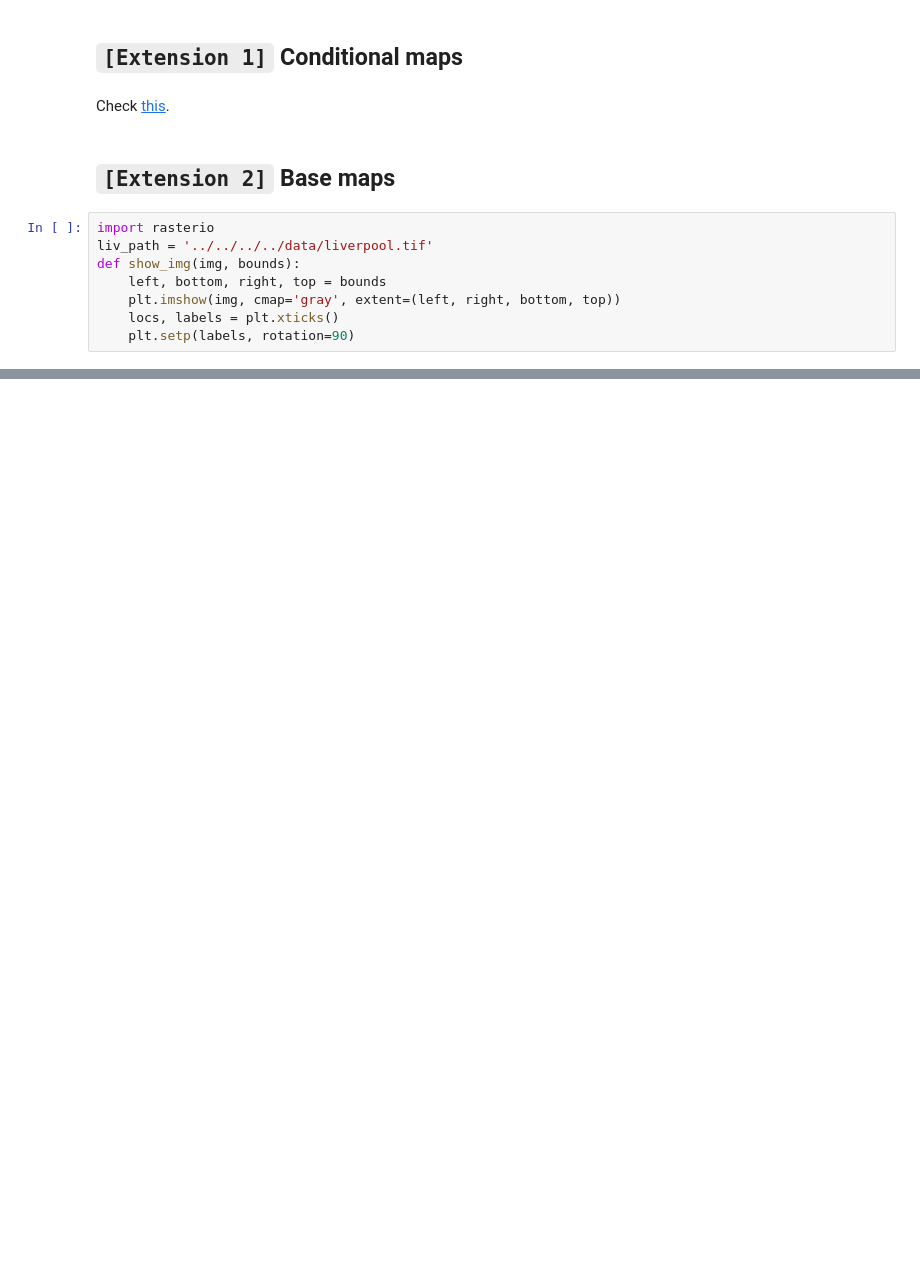
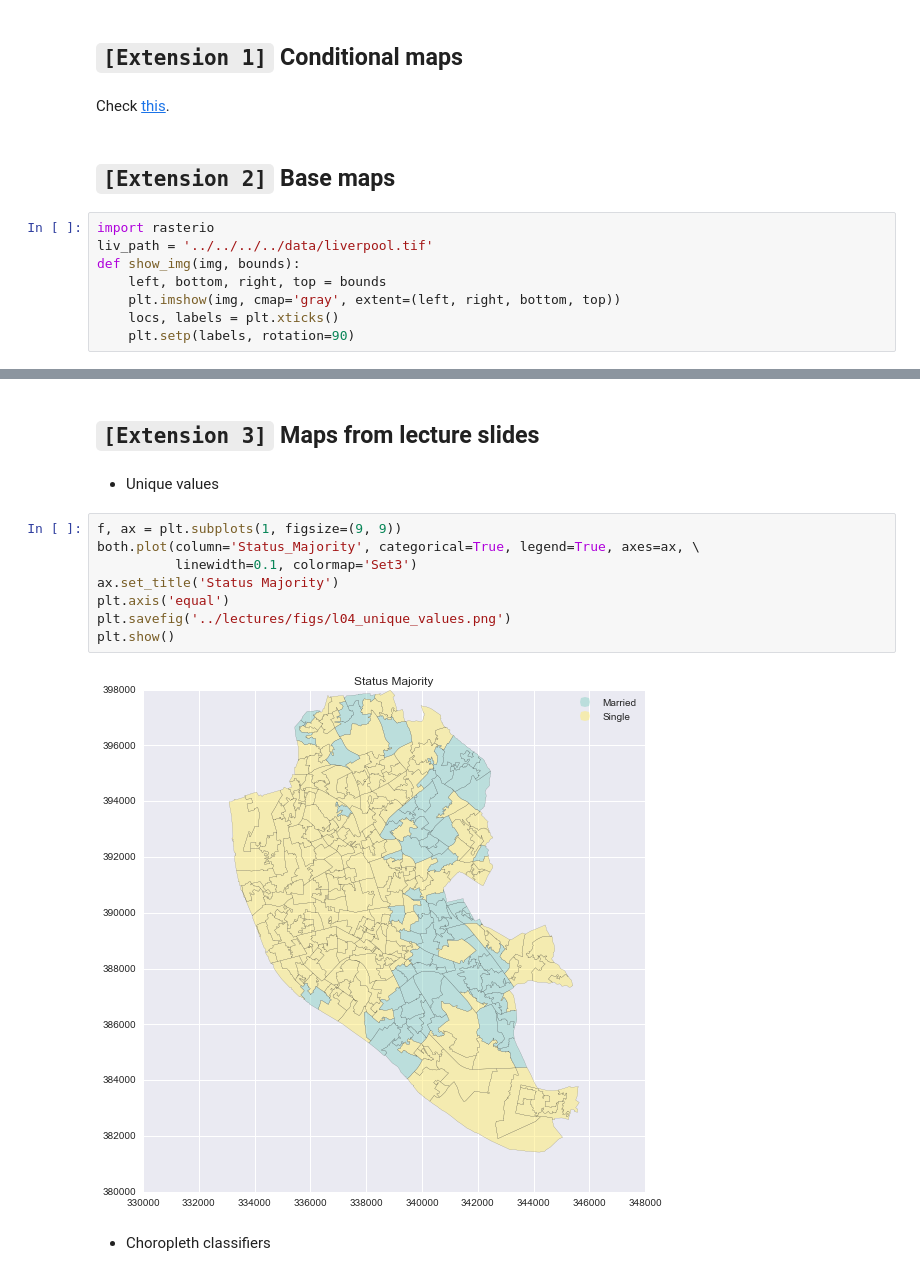
Before and after one commit to darribas/gds15, a Jupyter notebook: content/labs/lab_04.ipynb, the cells around one changed output, grey strips where cells are left out. Saved outputs shown, nothing was run; the diff lists cells and outputs as text; blank space fills up the shorter version.

```diff
--- a/content/labs/lab_04.ipynb
+++ b/content/labs/lab_04.ipynb
@@ -182,0 +222,16 @@ Wall time: 55.6 s
+# %% [markdown]
+## `[Extension 3]` Maps from lecture slides
+# %% [markdown]
+* Unique values
+# %%
+f, ax = plt.subplots(1, figsize=(9, 9))
+both.plot(column='Status_Majority', categorical=True, legend=True, axes=ax, \
+          linewidth=0.1, colormap='Set3')
+ax.set_title('Status Majority')
+plt.axis('equal')
+plt.savefig('../lectures/figs/l04_unique_values.png')
+plt.show()
+# %% [output]
+[figure, added]
+# %% [markdown]
+* Choropleth classifiers
```
Also changed, not shown: parts of 15 cells of this notebook, 11 other files.
